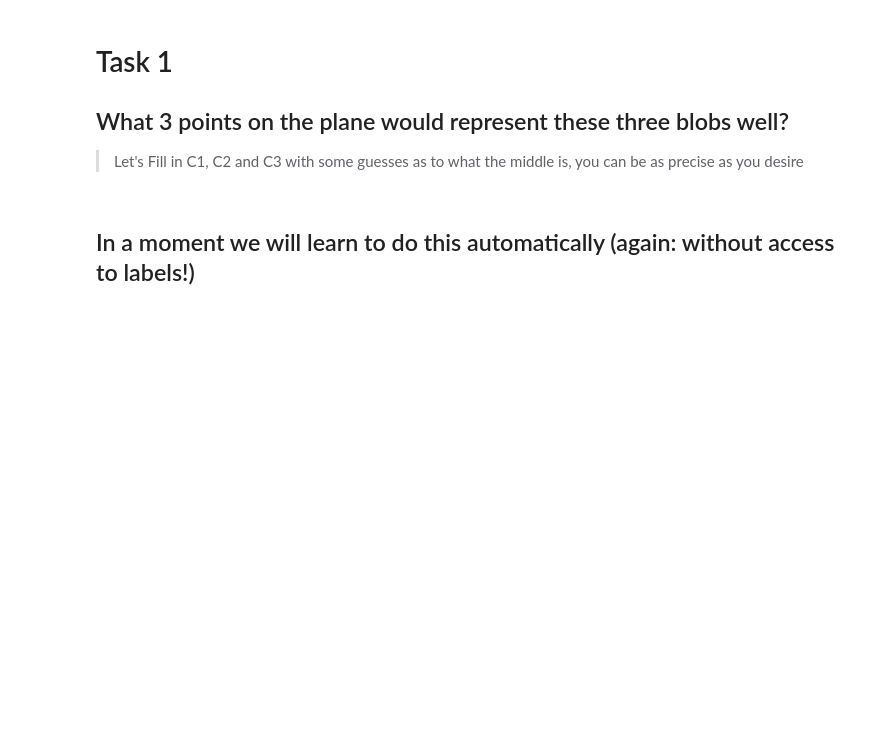
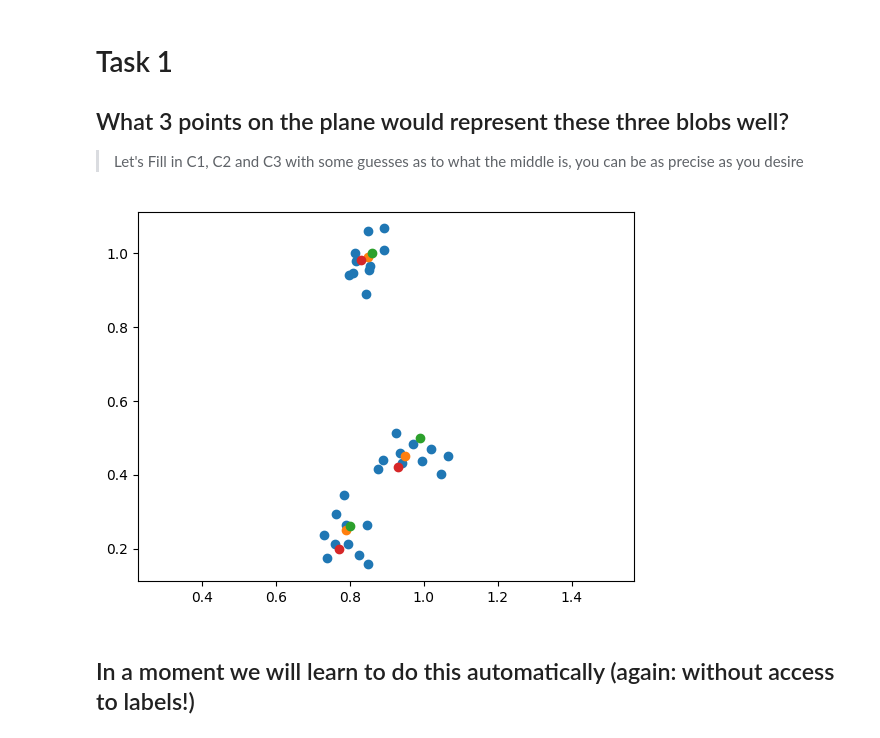
Before and after one commit to LiaIssakov/Portfolio_2025, a Jupyter notebook: clustering_intro_fall26.ipynb, the cells around one changed output. Saved outputs shown, nothing was run; the diff lists cells and outputs as text; code cells hidden in the pictures; blank space fills up the shorter version.

```diff
--- a/clustering_intro_fall26.ipynb
+++ b/clustering_intro_fall26.ipynb
@@ -41,18 +43,20 @@ plt.axis('equal');
 > Let's Fill in C1, C2 and C3 with some guesses as to what the middle is, you can be as precise as you desire
 # %%
 # fill in your best guess for representatives of the 3 clusters below
-C1 = np.array([(1., 0.), (0., 2.), (2., 0.)]) # orange point
+C1 = np.array([(.85, 0.99), (0.79, .25), (.95, 0.45)]) # orange point
 
 # We'll use this in a moment
-#C2 = np.array([(0., 0.), (0., 0.), (0., 0.)]) # green point
-#C3 = np.array([(0., 0.), (0., 0.), (0., 0.)]) # red point
+C2 = np.array([(0.86, 1.0), (0.8, 0.26), (0.99, 0.50)]) # green point
+C3 = np.array([(0.83, 0.98), (0.77, 0.20), (.93, 0.42)]) # red point
 
 plt.scatter(X.T[0], X.T[1])
 
-for C in [C1]:
+for C in [C1, C2, C3]:
   plt.scatter(C.T[0], C.T[1])
 
 plt.axis('equal');
+# %% [output]
+[figure, added]
 # %% [markdown]
 ## In a moment we will learn to do this automatically (again: without access to labels!)
 # %% [markdown]
```
Also changed, not shown: parts of 13 cells of this notebook.
